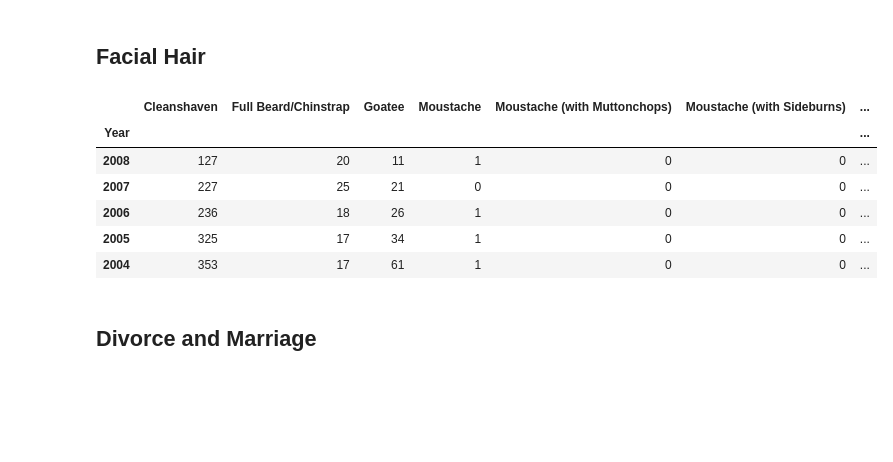
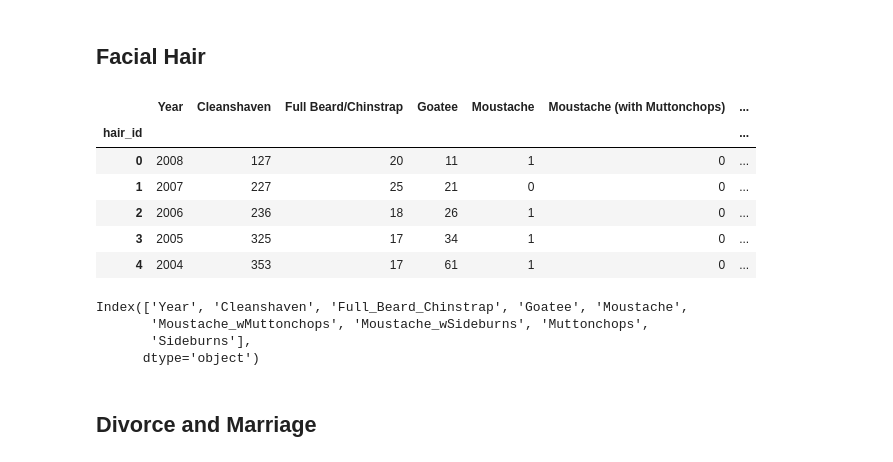
Before and after one commit to minwiley/ETL-Jeopardy, a Jupyter notebook: Jeopardy_ETL.ipynb, the cells around one changed output. Drawn from its saved outputs; the diff is of its cells as text; code cells hidden in the pictures; blank space fills up the shorter version.

```diff
--- a/Jeopardy_ETL.ipynb
+++ b/Jeopardy_ETL.ipynb
@@ -117,15 +170,27 @@ complete_jeopardy.to_csv("complete_jeopardy.csv", index=False)
 # %% [markdown]
 ## Facial Hair
 # %%
-hair_file = pd.read_csv("university-graduate-facial-hair-styles_2.csv" , encoding="ISO-8859-1")
+hair_file = pd.read_csv("resources/university-graduate-facial-hair-styles_2.csv" , encoding="ISO-8859-1")
 facial_hair = pd.DataFrame(hair_file)
-facial_hair.set_index('Year', inplace=True)
+facial_hair.index.rename('hair_id', inplace=True)
 facial_hair.head()
 # %% [output]
-|  | Cleanshaven | Full Beard/Chinstrap | Goatee | Moustache | Moustache (with Muttonchops) | Moustache (with Sideburns) | ... |
-| Year |  |  |  |  |  |  | ... |
-| 2008 | 127 | 20 | 11 | 1 | 0 | 0 | ... |
-| 2007 | 227 | 25 | 21 | 0 | 0 | 0 | ... |
-| 2006 | 236 | 18 | 26 | 1 | 0 | 0 | ... |
-| 2005 | 325 | 17 | 34 | 1 | 0 | 0 | ... |
-| 2004 | 353 | 17 | 61 | 1 | 0 | 0 | ... |
+|  | Year | Cleanshaven | Full Beard/Chinstrap | Goatee | Moustache | Moustache (with Muttonchops) | ... |
+| hair_id |  |  |  |  |  |  | ... |
+| 0 | 2008 | 127 | 20 | 11 | 1 | 0 | ... |
+| 1 | 2007 | 227 | 25 | 21 | 0 | 0 | ... |
+| 2 | 2006 | 236 | 18 | 26 | 1 | 0 | ... |
+| 3 | 2005 | 325 | 17 | 34 | 1 | 0 | ... |
+| 4 | 2004 | 353 | 17 | 61 | 1 | 0 | ... |
+# %%
+facial_hair = facial_hair.rename(columns={'Year' : 'Year', 'Cleanshaven' : 'Cleanshaven',
+                                          'Full Beard/Chinstrap' : 'Full_Beard_Chinstrap', 'Goatee': 'Goatee', 'Moustache' : 'Moustache',
+                                          'Moustache (with Muttonchops)': 'Moustache_wMuttonchops',
+                                          'Moustache (with Sideburns)': 'Moustache_wSideburns', 'Muttonchops':'Muttonchops',
+                                          'Sideburns':'Sideburns'})
+facial_hair.columns
+# %% [output]
+Index(['Year', 'Cleanshaven', 'Full_Beard_Chinstrap', 'Goatee', 'Moustache',
+       'Moustache_wMuttonchops', 'Moustache_wSideburns', 'Muttonchops',
+       'Sideburns'],
+      dtype='object')
```
Also changed, not shown: parts of 50 cells of this notebook, 14 other files.
